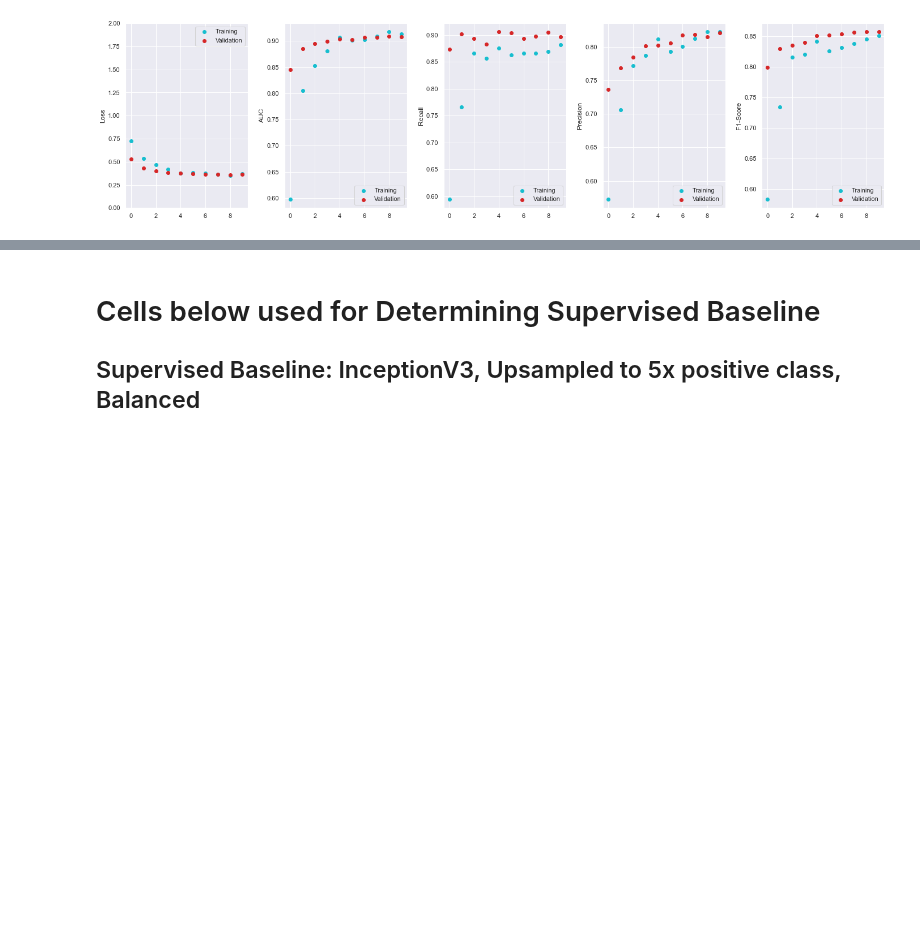
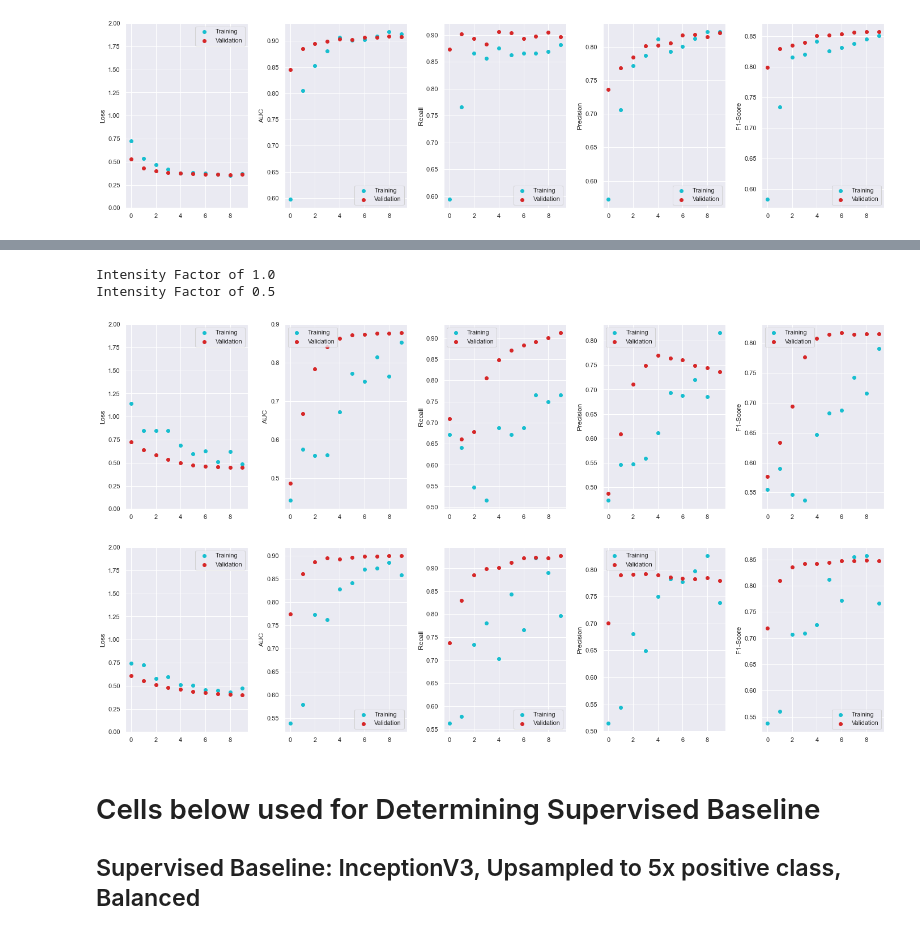
Before and after one commit to mariaauslander/capstone_fall20_irrigation, a Jupyter notebook: BigEarthData/epoch_metrics.ipynb, the cells around one changed output, grey strips where cells are left out. Saved outputs shown, nothing was run; the diff lists cells and outputs as text; code cells hidden in the pictures; blank space fills up the shorter version.

```diff
--- a/BigEarthData/epoch_metrics.ipynb
+++ b/BigEarthData/epoch_metrics.ipynb
@@ -276,3 +327,15 @@ plot_metrics(pd.read_pickle(os.path.join(model_path, 'simclr_finetune_13percent_
+# %%
+print("First Plot - Intensity Factor of 1.0")
+plot_metrics(pd.read_pickle(os.path.join(model_path, 'simclr_finetune_3percent_do50_lr0001_s1.pkl')))
+print("Third Plot - Intensity Factor of 0.5")
+plot_metrics(pd.read_pickle(os.path.join(model_path, 'simclr_finetune_3percent_do50_lr0001.pkl')))
+print("Fourth Plot - Intensity Factor of 0.25")
+plot_metrics(pd.read_pickle(os.path.join(model_path, 'simclr_finetune_3percent_do50_lr0001_s25.pkl')))
+# %% [output]
+Intensity Factor of 1.0
+Intensity Factor of 0.5
+[figure, added]
+[figure, added]
 # %% [markdown]
 # Cells below used for Determining Supervised Baseline
 ## Supervised Baseline: InceptionV3, Upsampled to 5x positive class, Balanced
```
Also changed, not shown: parts of 6 cells of this notebook, 1 other file.
